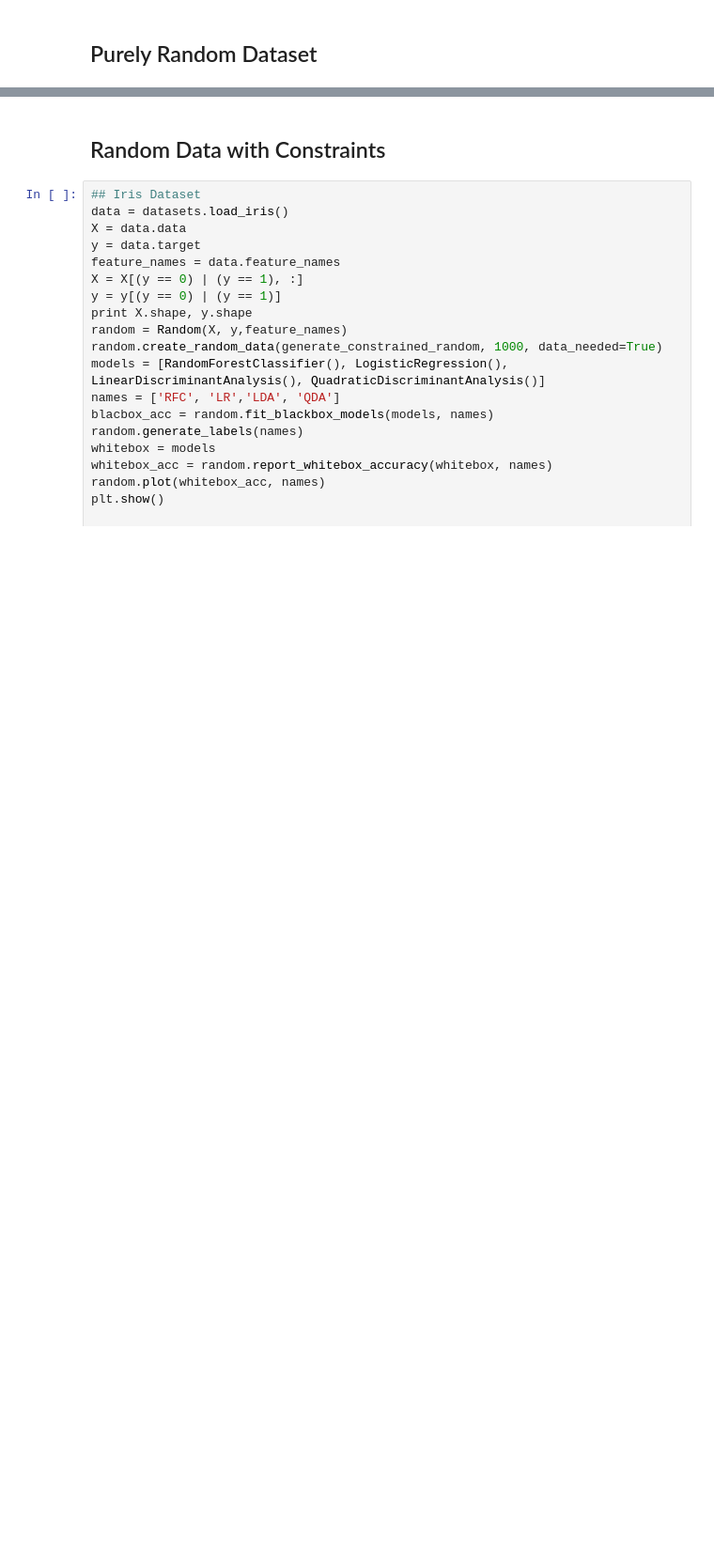
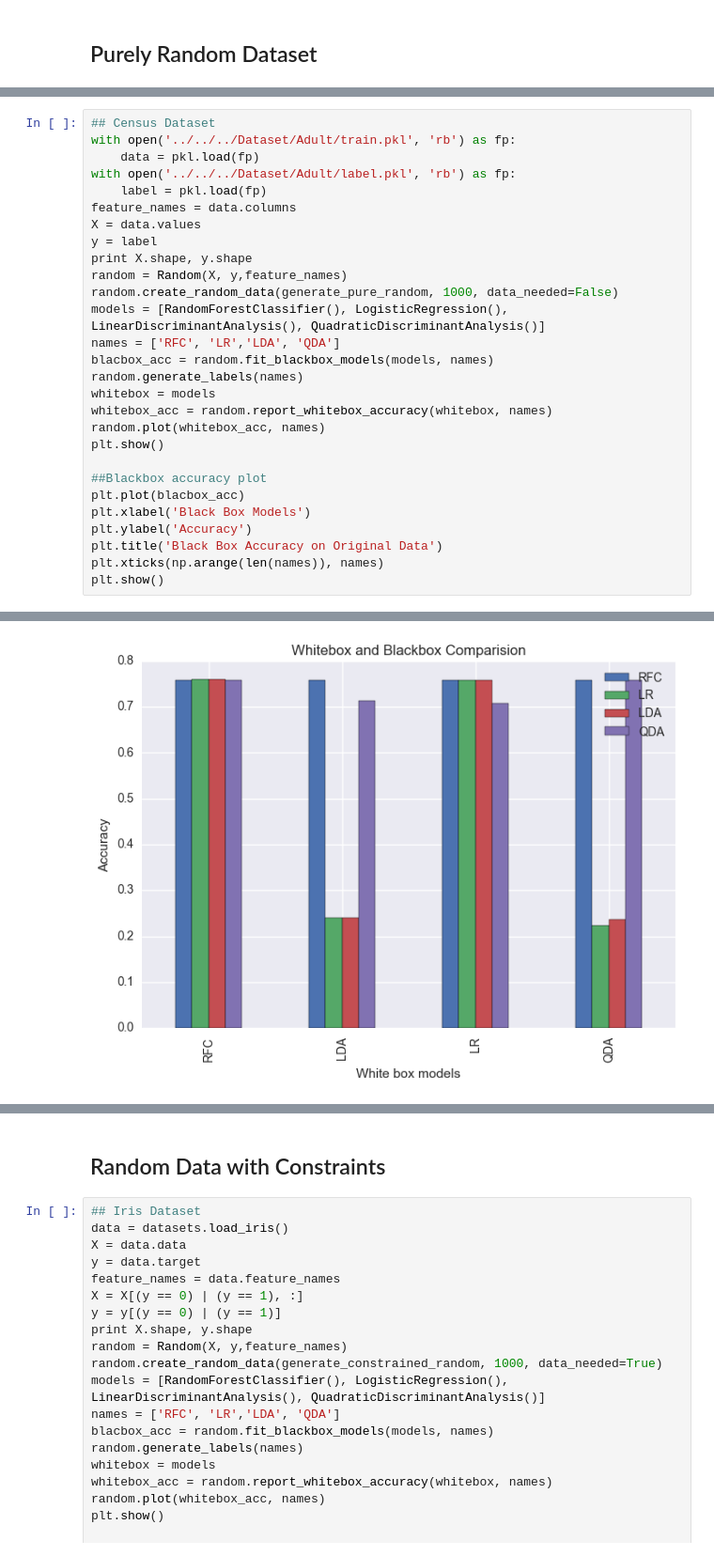
Before and after one commit to najeeb97khan/Cloning, a Jupyter notebook: Final/Experiment Sheet.ipynb, the cells around one changed output, grey strips where cells are left out. Shown at 94% size. Cells and saved outputs as stored; diff of their text form; blank space fills up the shorter version.

```diff
--- a/Final/Experiment Sheet.ipynb
+++ b/Final/Experiment Sheet.ipynb
@@ -212 +216,30 @@ Blackbox:  QDA  Whitebox:  QDA  Accuracy:  0.380952380952
 [figure]
+# %%
+## Census Dataset
+with open('../../../Dataset/Adult/train.pkl', 'rb') as fp:
+    data = pkl.load(fp)
+with open('../../../Dataset/Adult/label.pkl', 'rb') as fp:
+    label = pkl.load(fp)
+feature_names = data.columns
+X = data.values
+y = label
+print X.shape, y.shape
+random = Random(X, y,feature_names)
+random.create_random_data(generate_pure_random, 1000, data_needed=False)
+models = [RandomForestClassifier(), LogisticRegression(), LinearDiscriminantAnalysis(), QuadraticDiscriminantAnalysis()]
+names = ['RFC', 'LR','LDA', 'QDA']
+blacbox_acc = random.fit_blackbox_models(models, names)
+random.generate_labels(names)
+whitebox = models
+whitebox_acc = random.report_whitebox_accuracy(whitebox, names)
+random.plot(whitebox_acc, names)
+plt.show()
+
+##Blackbox accuracy plot
+plt.plot(blacbox_acc)
+plt.xlabel('Black Box Models')
+plt.ylabel('Accuracy')
+plt.title('Black Box Accuracy on Original Data')
+plt.xticks(np.arange(len(names)), names)
+plt.show()
+# %% [output]
@@ -212,0 +263 @@ Blackbox:  QDA  Whitebox:  QDA  Accuracy:  0.380952380952
+[figure, added]
```
Also changed, not shown: parts of 15 cells of this notebook, 2 other files.
